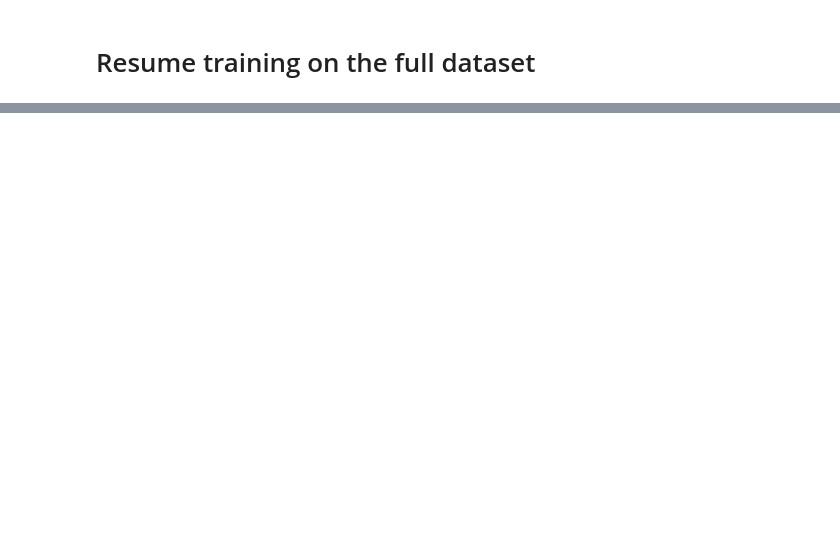
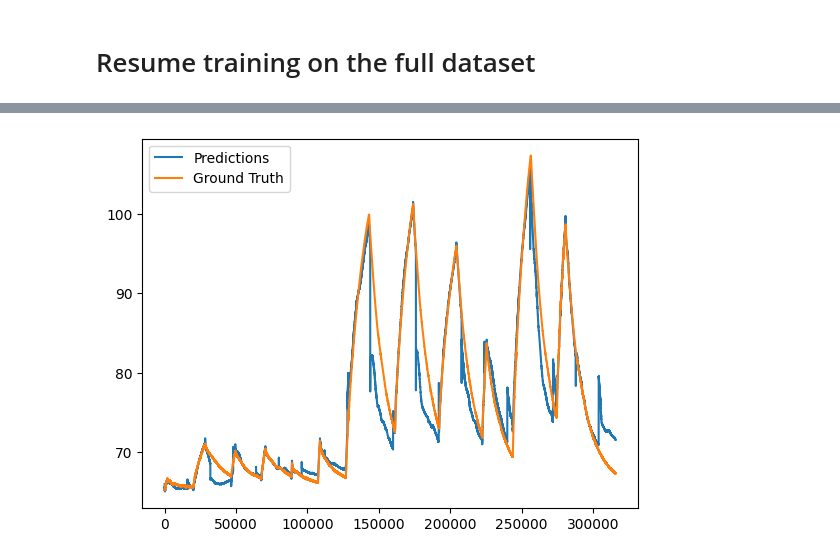
Before and after one commit to lfalc/deep-pmsm, a Jupyter notebook: pmsm/load_tuner.ipynb, the cells around one changed output, grey strips where cells are left out. Cells and saved outputs as stored; diff of their text form; code cells hidden in the pictures; blank space fills up the shorter version.

```diff
--- a/pmsm/load_tuner.ipynb
+++ b/pmsm/load_tuner.ipynb
@@ -156,6 +179,7 @@ plt.show()
 # Resume training on the full dataset
 # %%
 from keras.callbacks import EarlyStopping, ReduceLROnPlateau
+from tune_keras_class import PmsmHyperModel
 
 x_train = dm.tra_df[dm.x_cols + [dm.PROFILE_ID_COL]]
 y_train = dm.tra_df[dm.y_cols]
@@ -177,7 +201,6 @@ callbacks = [
     ),
 ]
 
-
 KerasRegressor_config = {
     "x_shape": (cfg.keras_cfg["window_size"], len(dm.x_cols)),
     "verbose": 1,
@@ -195,9 +218,15 @@ fit_cfg = {
     "callbacks": callbacks,
     "p_id_col": dm.PROFILE_ID_COL,
     # "data_cache": trial_reports.data_cache,
-    "x_shape": KerasRegressor_config["x_shape"],
+    # "x_shape": KerasRegressor_config["x_shape"],
     # "callbacks": [tensorboard_callback]
 }
 
-model.fit(**fit_cfg)
+# Get the top 2 hyperparameters.
+best_hps = tuner.get_best_hyperparameters(5)
+# Build the model with the best hp.
+HyperModel = PmsmHyperModel()
+retrained_model = HyperModel.build(best_hps[1])
+# Fit with the entire dataset.
+HyperModel.fit(hp=best_hps[1], model=retrained_model, **fit_cfg)
 # %% [output]
@@ -204,0 +275,21 @@ ValueError: The first argument to `Layer.call` must always be passed.
+# %%
+import matplotlib.pyplot as plt
+
+PMSMModel = CNNKerasRegressor()
+PMSMModel.model = retrained_model
+
+# x_tst = dm.tst_df[dm.x_cols + [dm.PROFILE_ID_COL]]
+# y_tst = dm.tst_df[dm.y_cols]
+x_tst = x_train
+y_tst = y_train
+
+pred = PMSMModel.predict(x_tst, **predict_cfg)
+pred = dm.inverse_transform(df=pred)
+y_tst = dm.inverse_transform(y_tst)
+
+plt.figure()
+plt.plot(pred, label='Predictions')
+plt.plot(y_tst, label='Ground Truth')
+plt.legend()
+plt.show()
+# %% [output]
@@ -204,0 +297 @@ ValueError: The first argument to `Layer.call` must always be passed.
+[figure, added]
```
Also changed, not shown: parts of 7 cells of this notebook, 2 other files.
